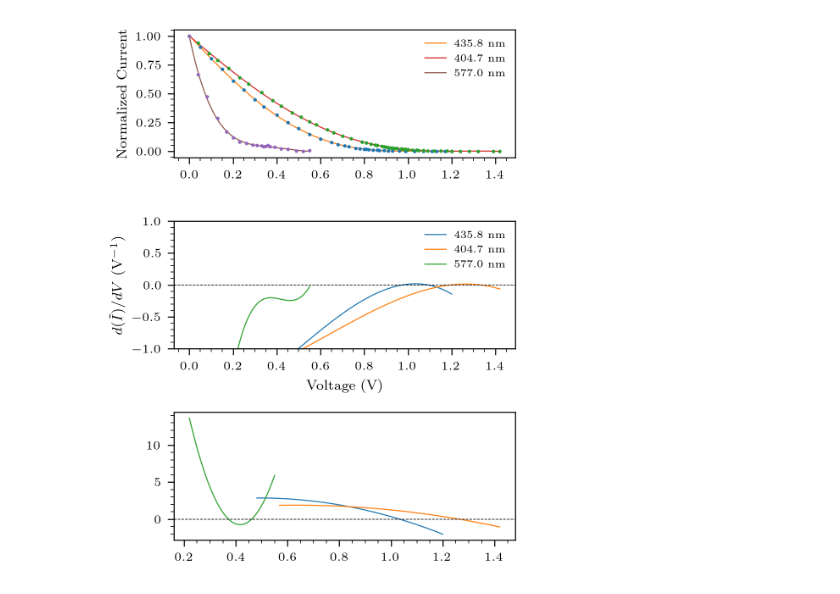
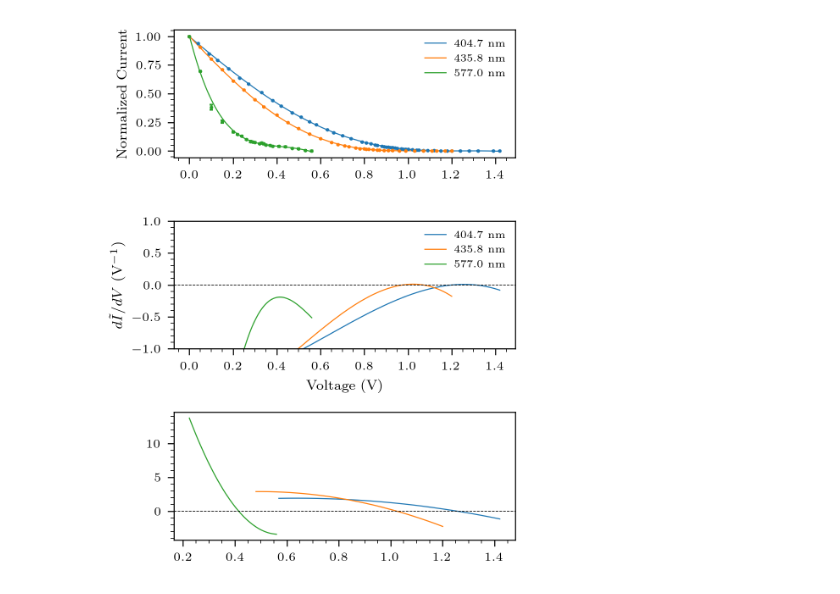
Before and after one commit to asuradev99/jlab, a Jupyter notebook: photoelectric/main.ipynb, the cells around one changed output. Cells and saved outputs as stored; diff of their text form; code cells hidden in the pictures.

Commit message:
update photoelectric

```diff
--- a/photoelectric/main.ipynb
+++ b/photoelectric/main.ipynb
@@ -49,36 +53,87 @@ plt.show()
 # %%
-from scipy.interpolate import UnivariateSpline
 
-k = 4
-smoothing = 1
 
-fig, (ax1, ax2, ax3) = plt.subplots(3, 1, sharex=False, figsize=(3.5, 4.5))
 
-for label, (voltages, currents, uncertainties) in datasets.items():
-    w = np.where(uncertainties > 0, 1 / uncertainties, 1.0)
 
-    us = UnivariateSpline(voltages, currents, w=w, k=k, s=smoothing)
-    us_deriv = us.derivative()
-    us_2_deriv = us_deriv.derivative()
 
-    v_fine = np.linspace(voltages[0], voltages[-1], 500)
 
-    ax1.errorbar(voltages, currents, yerr=uncertainties, fmt="o", markersize=1)
-    ax1.plot(v_fine, us(v_fine), label=label)
-    ax2.plot(v_fine, us_deriv(v_fine), label=label)
-    ax3.plot(v_fine[200:], us_2_deriv(v_fine[200:]), label=label)
+fig1, (ax1, ax2, ax3) = plt.subplots(3, 1, sharex=False, figsize=(3.5, 4.5))
+fig2, (ax4, ax5)      = plt.subplots(1, 2, figsize=(7, 3))
+
+for wl, (V, I, u) in datasets.items():
+    color   = wl_colors[wl]
+    w       = np.where(u > 0, 1 / u, 1.0)
+    us      = UnivariateSpline(V, I, w=w, k=k, s=smoothing)
+    d1      = us.derivative()
+    d2      = d1.derivative()
+    v_fine  = np.linspace(V[0], V[-1], 500)
+    d2_fine = d2(v_fine)
+
+    ax1.errorbar(V, I, yerr=u, fmt="o", markersize=1, color=color)
+    ax1.plot(v_fine, us(v_fine), color=color, label=f"{wl} nm")
+    ax2.plot(v_fine, d1(v_fine), color=color, label=f"{wl} nm")
+    ax3.plot(v_fine[200:], d2_fine[200:], color=color, label=f"{wl} nm")
+    ax4.plot(v_fine, d2_fine, color=color, label=f"{wl} nm")
+
+    v_lo     = V[0] + 0.4 * (V[-1] - V[0])
+    v_search = np.linspace(v_lo, V[-1], 2000)
+    idx      = np.where(np.diff(np.sign(d2(v_search))))[0]
+    V_stop   = brentq(d2, v_search[idx[0]], v_search[idx[0] + 1]) if idx.size > 0 else np.nan
+    V_stops.append(V_stop)
+    V_stops_unc.append(0.05)   # placeholder
+    print(f"{wl} nm: V_stop = {V_stop:.4f} V")
 
 ax2.axhline(0, color="k", linewidth=0.4, linestyle="--")
 ax3.axhline(0, color="k", linewidth=0.4, linestyle="--")
-
 ax1.set_ylabel("Normalized Current")
 ax1.legend()
+ax2.set_xlabel("Voltage (V)")
+ax2.set_ylabel(r"$d\tilde{I}/dV$ (V$^{-1}$)")
+ax2.set_ylim(-1.0, 1.0)
+ax2.legend()
+fig1.tight_layout()
 
-ax2.set_xlabel("Voltage (V)")
-ax2.set_ylabel(r"$d(\tilde{I})/dV$ (V$^{-1}$)")
-ax2.set_ylim(-1.0,1.0)
-ax2.legend()
+V_stops     = np.array(V_stops)
+V_stops_unc = np.array(V_stops_unc)
 
-plt.tight_layout()
+def linear_odr(beta, x):
+    return beta[0] * x + beta[1]
+
+with warnings.catch_warnings():
+    warnings.simplefilter("ignore", DeprecationWarning)
+    data       = RealData(frequencies, V_stops, sx=freq_unc, sy=V_stops_unc)
+    odr_result = ODR(data, Model(linear_odr), beta0=[3.8e-15, -1.0]).run()
+
+m, b   = odr_result.beta
+m_err  = odr_result.sd_beta[0]
+h_est  = e * m
+h_err  = e * m_err
+
+print(f"\nh/e = {m:.4e} V·s")
+print(f"h   = {h_est:.4e} J·s  (true: 6.626×10⁻³⁴)")
+print(f"δh  = {h_err:.4e} J·s")
+
+ax4.axhline(0, color="k", linewidth=0.5, linestyle="--")
+for V_s in V_stops:
+    ax4.axvline(V_s, color="gray", linewidth=0.6, linestyle=":")
+ax4.set_xlabel("Voltage (V)")
+ax4.set_ylabel(r"$d^2\tilde{I}/dV^2$ (V$^{-2}$)")
+ax4.set_title(r"Second Derivative \& $V_s$ Estimates")
+ax4.legend(fontsize=6)
+ax4.grid(True, alpha=0.3)
+
+for wl, V_s, V_s_u, f, f_u in zip(wavelengths, V_stops, V_stops_unc, frequencies, freq_unc):
+    ax5.errorbar(f, V_s, yerr=V_s_u, xerr=f_u, fmt="o", markersize=4, capsize=3,
+                 color=wl_colors[wl], label=f"{wl} nm")
+f_fit = np.linspace(0, frequencies.max() * 1.05, 200)
+ax5.plot(f_fit, m * f_fit + b,
+         label=rf"$h = ({h_est/1e-34:.2f} \pm {h_err/1e-34:.2f}) \times 10^{{-34}}$ J·s")
+ax5.set_xlabel("Frequency (Hz)")
+ax5.set_ylabel("Stopping Voltage (V)")
+ax5.set_title(r"Photoelectric Effect: $h$ from $d^2\tilde{I}/dV^2$ zeros")
+ax5.legend(fontsize=7)
+ax5.grid(True, alpha=0.3)
+
+fig2.tight_layout()
 plt.show()
 # %% [output]
@@ -85 +147 @@ plt.show()
-[figure, old version]
+[figure, new version]
```
Also changed, not shown: parts of 4 cells of this notebook.
